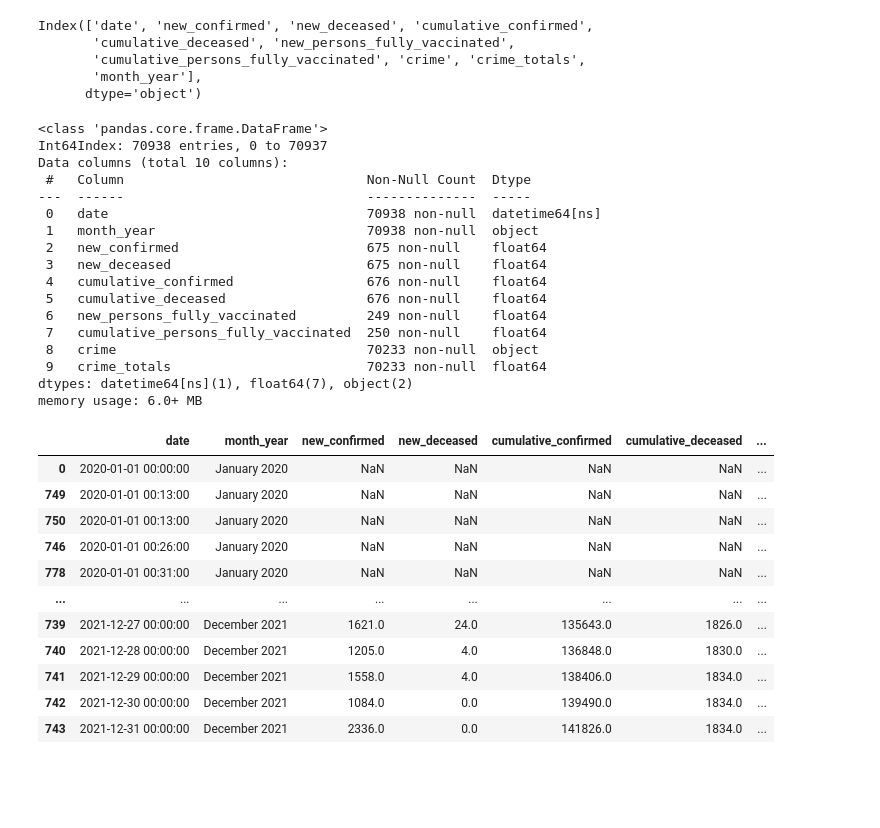
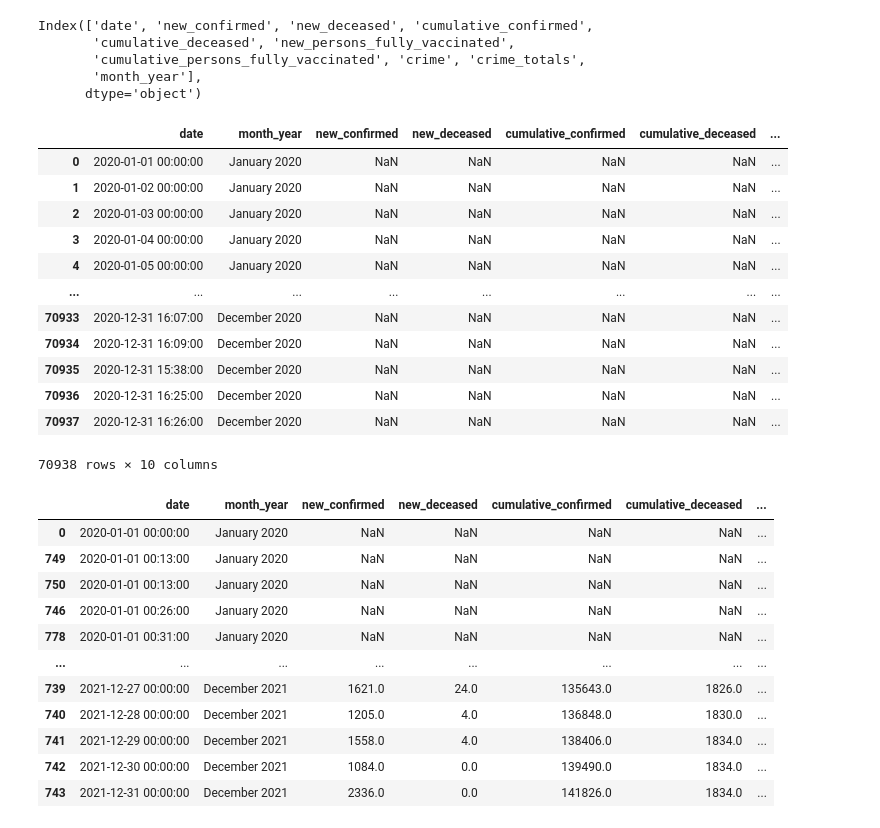
Before and after one commit to JeffreyFennell/Louisville-KY-Covid-and-Crime, a Jupyter notebook: covid_and_crime_2020.ipynb, the cells around one changed output. Saved outputs shown, nothing was run; the diff lists cells and outputs as text; code cells hidden in the pictures; blank space fills up the shorter version.

```diff
--- a/covid_and_crime_2020.ipynb
+++ b/covid_and_crime_2020.ipynb
@@ -723,31 +721,27 @@ Index(['date', 'new_confirmed', 'new_deceased', 'cumulative_confirmed',
        'month_year'],
       dtype='object')
 # %%
-# Assign reorderd columns to a new variable.
+# Assign reordered columns to a new variable.
 reordered_df= ['date', 'month_year', 'new_confirmed', 'new_deceased', 'cumulative_confirmed',
        'cumulative_deceased', 'new_persons_fully_vaccinated',
        'cumulative_persons_fully_vaccinated', 'crime', 'crime_totals' ]
 # Assign original df to newly created reordered df.
 combined= combined[reordered_df]
-combined.info()
+combined
 # %% [output]
+|  | date | month_year | new_confirmed | new_deceased | cumulative_confirmed | cumulative_deceased | ... |
+| 0 | 2020-01-01 00:00:00 | January 2020 | NaN | NaN | NaN | NaN | ... |
+| 1 | 2020-01-02 00:00:00 | January 2020 | NaN | NaN | NaN | NaN | ... |
+| 2 | 2020-01-03 00:00:00 | January 2020 | NaN | NaN | NaN | NaN | ... |
+| 3 | 2020-01-04 00:00:00 | January 2020 | NaN | NaN | NaN | NaN | ... |
+| 4 | 2020-01-05 00:00:00 | January 2020 | NaN | NaN | NaN | NaN | ... |
+| ... | ... | ... | ... | ... | ... | ... | ... |
+| 70933 | 2020-12-31 16:07:00 | December 2020 | NaN | NaN | NaN | NaN | ... |
+| 70934 | 2020-12-31 16:09:00 | December 2020 | NaN | NaN | NaN | NaN | ... |
+| 70935 | 2020-12-31 15:38:00 | December 2020 | NaN | NaN | NaN | NaN | ... |
+| 70936 | 2020-12-31 16:25:00 | December 2020 | NaN | NaN | NaN | NaN | ... |
+| 70937 | 2020-12-31 16:26:00 | December 2020 | NaN | NaN | NaN | NaN | ... |
-<class 'pandas.core.frame.DataFrame'>
-Int64Index: 70938 entries, 0 to 70937
-Data columns (total 10 columns):
- #   Column                               Non-Null Count  Dtype
----  ------                               --------------  -----
- 0   date                                 70938 non-null  datetime64[ns]
- 1   month_year                           70938 non-null  object
- 2   new_confirmed                        675 non-null    float64
- 3   new_deceased                         675 non-null    float64
- 4   cumulative_confirmed                 676 non-null    float64
- 5   cumulative_deceased                  676 non-null    float64
- 6   new_persons_fully_vaccinated         249 non-null    float64
- 7   cumulative_persons_fully_vaccinated  250 non-null    float64
- 8   crime                                70233 non-null  object
- 9   crime_totals                         70233 non-null  float64
-dtypes: datetime64[ns](1), float64(7), object(2)
-memory usage: 6.0+ MB
+70938 rows × 10 columns
 # %%
 # Sort data frame by date
 combined= combined.sort_values(by=['date'])
```
Also changed, not shown: parts of 17 cells of this notebook.
